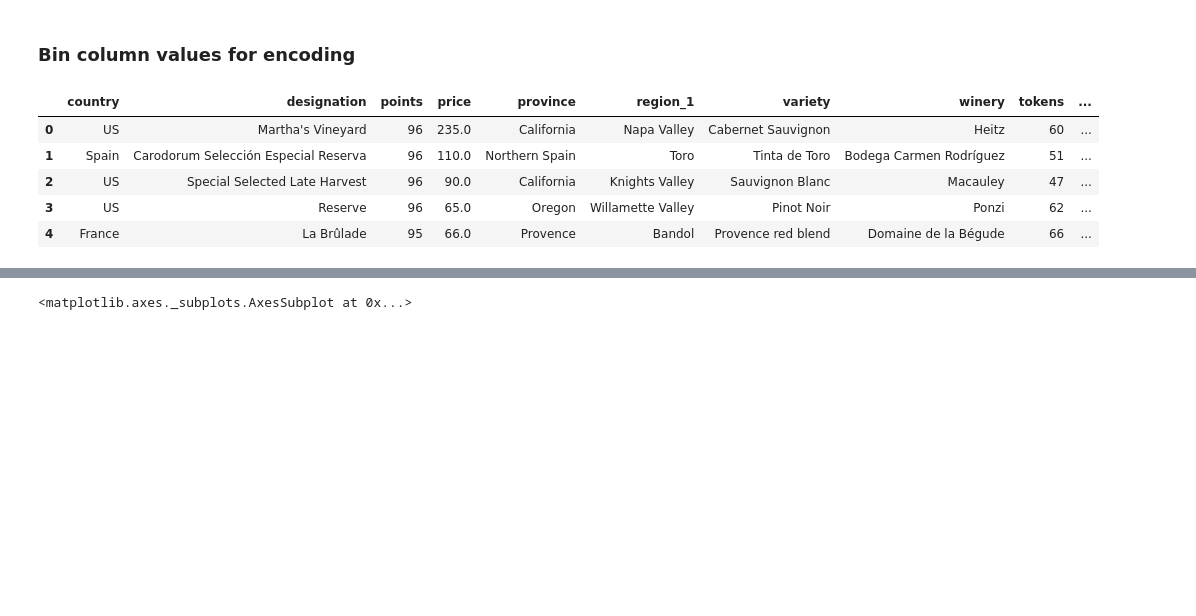
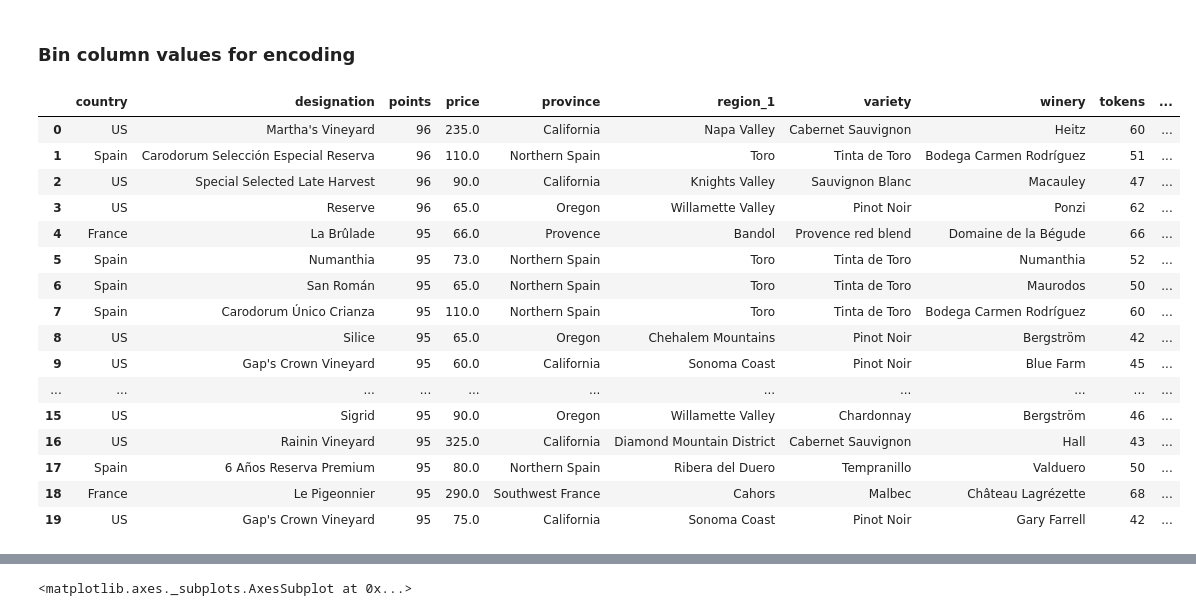
Before and after one commit to arahogc/Whats_In_A_Bottle, a Jupyter notebook: winemag_data_preprocessing.ipynb, the cells around one changed output, grey strips where cells are left out. Saved outputs shown, nothing was run; the diff lists cells and outputs as text; code cells hidden in the pictures; blank space fills up the shorter version.

```diff
--- a/winemag_data_preprocessing.ipynb
+++ b/winemag_data_preprocessing.ipynb
@@ -457,14 +581,25 @@ rescaledData_pd = rescaledData.toPandas()
 # %%
 # Drop the _C0 column because its an identifier, and the description column because it's already encoded (as well as words, filtered, and hashedValues)
 rescaledData_pd = rescaledData_pd.drop(['_c0','description','words','filtered','hashedValues'], axis=1)
-rescaledData_pd.head(5)
+rescaledData_pd.head(20)
 # %% [output]
 |  | country | designation | points | price | province | region_1 | variety | winery | tokens | ... |
 | 0 | US | Martha's Vineyard | 96 | 235.0 | California | Napa Valley | Cabernet Sauvignon | Heitz | 60 | ... |
 | 1 | Spain | Carodorum Selección Especial Reserva | 96 | 110.0 | Northern Spain | Toro | Tinta de Toro | Bodega Carmen Rodríguez | 51 | ... |
 | 2 | US | Special Selected Late Harvest | 96 | 90.0 | California | Knights Valley | Sauvignon Blanc | Macauley | 47 | ... |
 | 3 | US | Reserve | 96 | 65.0 | Oregon | Willamette Valley | Pinot Noir | Ponzi | 62 | ... |
 | 4 | France | La Brûlade | 95 | 66.0 | Provence | Bandol | Provence red blend | Domaine de la Bégude | 66 | ... |
+| 5 | Spain | Numanthia | 95 | 73.0 | Northern Spain | Toro | Tinta de Toro | Numanthia | 52 | ... |
+| 6 | Spain | San Román | 95 | 65.0 | Northern Spain | Toro | Tinta de Toro | Maurodos | 50 | ... |
+| 7 | Spain | Carodorum Único Crianza | 95 | 110.0 | Northern Spain | Toro | Tinta de Toro | Bodega Carmen Rodríguez | 60 | ... |
+| 8 | US | Silice | 95 | 65.0 | Oregon | Chehalem Mountains | Pinot Noir | Bergström | 42 | ... |
+| 9 | US | Gap's Crown Vineyard | 95 | 60.0 | California | Sonoma Coast | Pinot Noir | Blue Farm | 45 | ... |
+| ... | ... | ... | ... | ... | ... | ... | ... | ... | ... | ... |
+| 15 | US | Sigrid | 95 | 90.0 | Oregon | Willamette Valley | Chardonnay | Bergström | 46 | ... |
+| 16 | US | Rainin Vineyard | 95 | 325.0 | California | Diamond Mountain District | Cabernet Sauvignon | Hall | 43 | ... |
+| 17 | Spain | 6 Años Reserva Premium | 95 | 80.0 | Northern Spain | Ribera del Duero | Tempranillo | Valduero | 50 | ... |
+| 18 | France | Le Pigeonnier | 95 | 290.0 | Southwest France | Cahors | Malbec | Château Lagrézette | 68 | ... |
+| 19 | US | Gap's Crown Vineyard | 95 | 75.0 | California | Sonoma Coast | Pinot Noir | Gary Farrell | 42 | ... |
 # %%
 # Look at the country value counts for binning
 country_counts = rescaledData_pd.country.value_counts()
```
Also changed, not shown: parts of 66 cells of this notebook.
